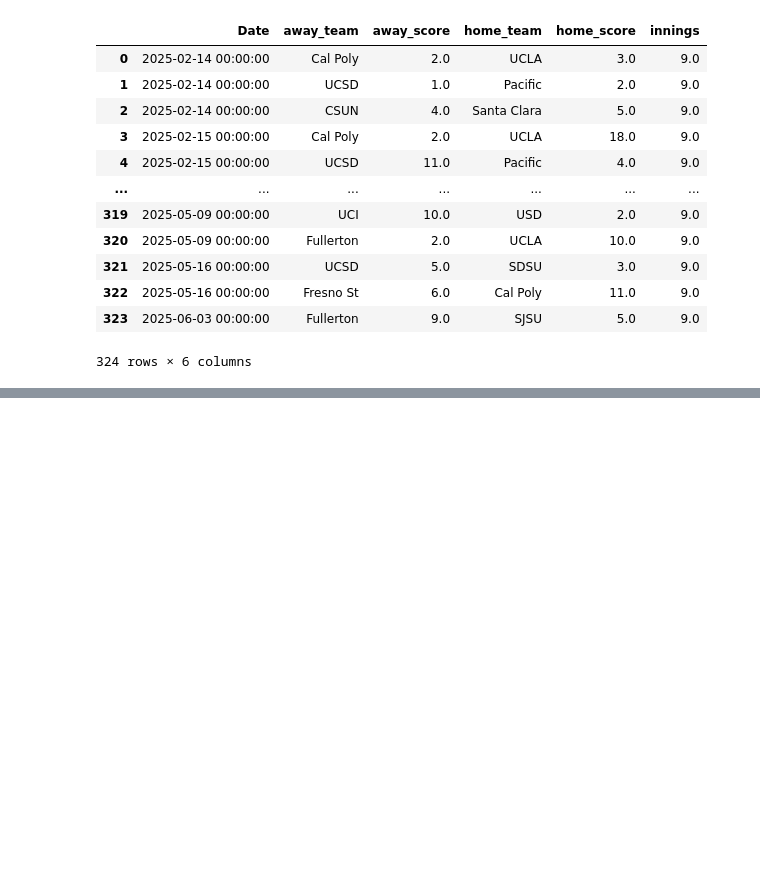
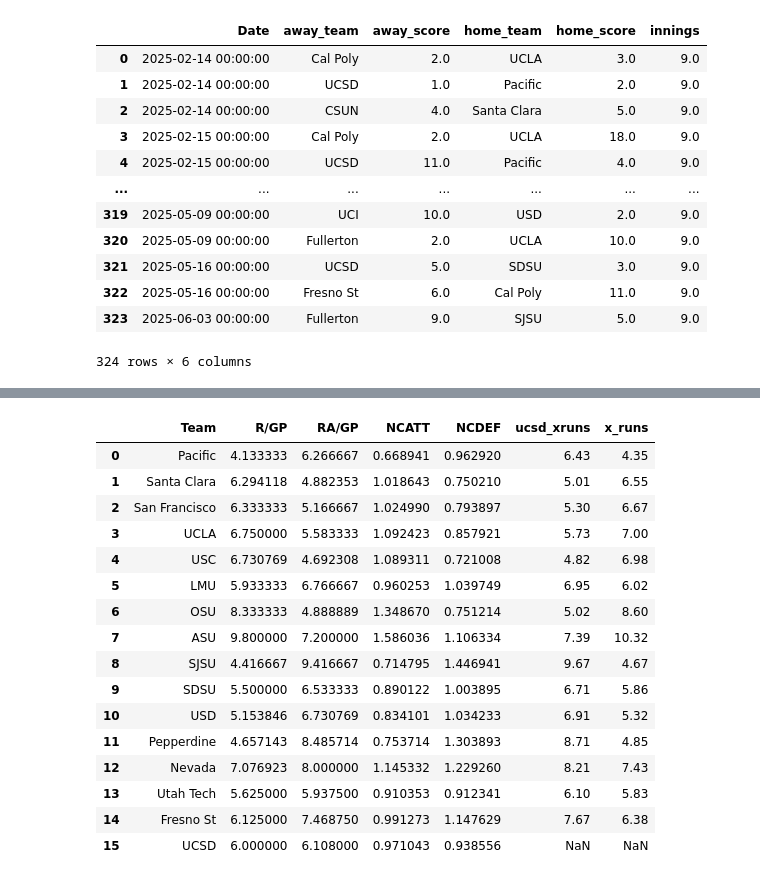
Before and after one commit to jackkalsched/UCSD_Baseball_25, a Jupyter notebook: Other/schedule_optimization.ipynb, the cells around one changed output, grey strips where cells are left out. Saved outputs shown, nothing was run; the diff lists cells and outputs as text; code cells hidden in the pictures; blank space fills up the shorter version.

```diff
--- a/Other/schedule_optimization.ipynb
+++ b/Other/schedule_optimization.ipynb
@@ -587,0 +831,75 @@ nonconf_runs
+# %%
+nonconf_hfa = {
+    'Pacific': 0.26,
+    'Santa Clara': 0.23,
+    'San Francisco': 0.26,
+    'UCLA': 0.22,
+    'USC': 0.22,
+    'LMU': 0.17,
+    'OSU': 0.21,
+    'ASU': 0.26,
+    'SJSU': 0.27,
+    'SDSU': 0.29,
+    'USD': 0.21,
+    'Pepperdine': 0.23,
+    'Nevada': 0.25,
+    'Utah Tech': 0.22,
+    'Fresno St': 0.23,
+    'UCSD': 0.24
+}
+# %%
+average_runs = nonconf_runs['R/GP'].mean()
+
+def find_expected_runs(opponent):
+
+    if opponent == 'UCSD':
+        return np.nan
+
+    #Find our offensive rating
+    att = nonconf_runs[nonconf_runs['Team'] == 'UCSD']['NCATT'].iloc[0]
+
+    #Find opponents defensive rating
+    defense = nonconf_runs[nonconf_runs['Team'] == opponent]['NCDEF'].iloc[0]
+
+    #Calculate expected runs
+    xruns = (att * defense) * average_runs * np.sqrt(1 + nonconf_hfa['UCSD'])
+
+    return round(xruns, 2)
+
+
+def find_opp_expected_runs(opponent):
+
+    if opponent == 'UCSD':
+        return np.nan
+
+    att = nonconf_runs[nonconf_runs['Team'] == opponent]['NCATT'].iloc[0]
+
+    defense = nonconf_runs[nonconf_runs['Team'] == 'UCSD']['NCDEF'].iloc[0]
+
+    xruns = (att * defense) * average_runs * np.sqrt(1 + nonconf_hfa[opponent])
+
+    return round(xruns, 2)
+
+
+nonconf_runs['ucsd_xruns'] = nonconf_runs['Team'].apply(find_expected_runs)
+nonconf_runs['x_runs'] = nonconf_runs['Team'].apply(find_opp_expected_runs)
+
+nonconf_runs
+# %% [output]
+|  | Team | R/GP | RA/GP | NCATT | NCDEF | ucsd_xruns | x_runs |
+| 0 | Pacific | 4.133333 | 6.266667 | 0.668941 | 0.962920 | 6.43 | 4.35 |
+| 1 | Santa Clara | 6.294118 | 4.882353 | 1.018643 | 0.750210 | 5.01 | 6.55 |
+| 2 | San Francisco | 6.333333 | 5.166667 | 1.024990 | 0.793897 | 5.30 | 6.67 |
+| 3 | UCLA | 6.750000 | 5.583333 | 1.092423 | 0.857921 | 5.73 | 7.00 |
+| 4 | USC | 6.730769 | 4.692308 | 1.089311 | 0.721008 | 4.82 | 6.98 |
+| 5 | LMU | 5.933333 | 6.766667 | 0.960253 | 1.039749 | 6.95 | 6.02 |
+| 6 | OSU | 8.333333 | 4.888889 | 1.348670 | 0.751214 | 5.02 | 8.60 |
+| 7 | ASU | 9.800000 | 7.200000 | 1.586036 | 1.106334 | 7.39 | 10.32 |
+| 8 | SJSU | 4.416667 | 9.416667 | 0.714795 | 1.446941 | 9.67 | 4.67 |
+| 9 | SDSU | 5.500000 | 6.533333 | 0.890122 | 1.003895 | 6.71 | 5.86 |
+| 10 | USD | 5.153846 | 6.730769 | 0.834101 | 1.034233 | 6.91 | 5.32 |
+| 11 | Pepperdine | 4.657143 | 8.485714 | 0.753714 | 1.303893 | 8.71 | 4.85 |
+| 12 | Nevada | 7.076923 | 8.000000 | 1.145332 | 1.229260 | 8.21 | 7.43 |
+| 13 | Utah Tech | 5.625000 | 5.937500 | 0.910353 | 0.912341 | 6.10 | 5.83 |
+| 14 | Fresno St | 6.125000 | 7.468750 | 0.991273 | 1.147629 | 7.67 | 6.38 |
+| 15 | UCSD | 6.000000 | 6.108000 | 0.971043 | 0.938556 | NaN | NaN |
```
Also changed, not shown: parts of 20 cells of this notebook, 48 other files.
